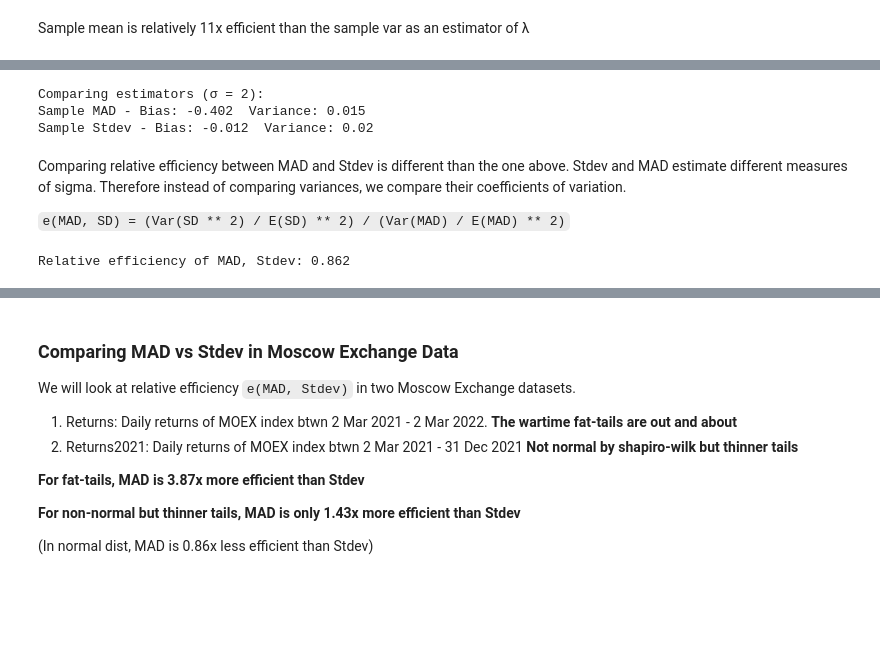
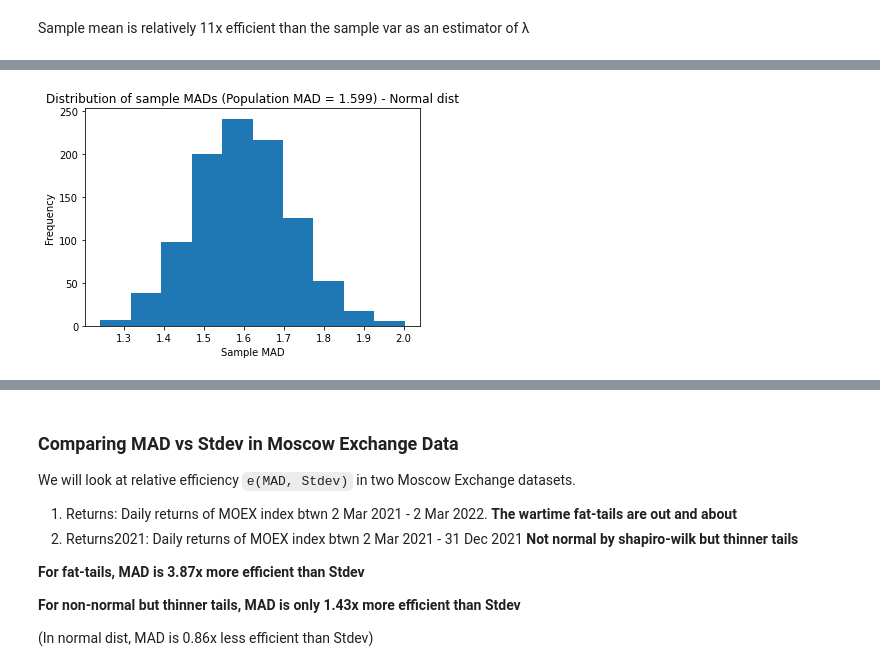
Before and after one commit to umitkaanusta/stuff-im-learning, a Jupyter notebook: statistical_concepts/taleb_on_volatility_stdev_mad.ipynb, the cells around one changed output, grey strips where cells are left out. Cells and saved outputs as stored; diff of their text form; code cells hidden in the pictures; blank space fills up the shorter version.

Commit message:
Fixed "MAD estimates sigma" + Small changes

```diff
--- a/statistical_concepts/taleb_on_volatility_stdev_mad.ipynb
+++ b/statistical_concepts/taleb_on_volatility_stdev_mad.ipynb
@@ -242,19 +252,3 @@ We said Stdev is more efficient than MAD in a Gaussian world when estimating sig
 We have a Normal dist with mu = 0, sigma = 2
 
 **Stdev is 1.16x more efficient than MAD in a Gaussian world**
-# %%
-MU = 0
-SIGMA = 2
-
-# create a gaussian population of 10000 points, with μ = 0, σ = 2
-gaussian_rng = np.random.RandomState(42)
-population = gaussian_rng.normal(loc=MU, scale=SIGMA, size=10000)
-
-# draw samples of size n = 100 with replacement, do it 1000 times.
-sample_mads = []
-sample_stdevs = []
-sample_rng = np.random.RandomState(42)
-for _ in range(1000):
-    sample = sample_rng.choice(population, size=100, replace=True)
-    sample_mads.append(round(np.mean(np.absolute(sample)), 2))
-    sample_stdevs.append(round(np.std(sample), 2))
@@ -279,12 +254,0 @@ plt.show()
-# %%
-print("Comparing estimators (σ = 2):")
-print(f"Sample MAD - Bias: {round(np.mean(sample_mads) - SIGMA, 3)}  Variance: {round(np.var(sample_mads), 3)}")
-print(f"Sample Stdev - Bias: {round(np.mean(sample_stdevs) - SIGMA, 3)}  Variance: {round(np.var(sample_stdevs), 3)}")
-# %% [output]
-Comparing estimators (σ = 2):
-Sample MAD - Bias: -0.402  Variance: 0.015
-Sample Stdev - Bias: -0.012  Variance: 0.02
-# %% [markdown]
-Comparing relative efficiency between MAD and Stdev is different than the one above. Stdev and MAD estimate different measures of sigma. Therefore instead of comparing variances, we compare their coefficients of variation.
-
-`e(MAD, SD) = (Var(SD ** 2) / E(SD) ** 2) / (Var(MAD) / E(MAD) ** 2)`
@@ -297,4 +255,26 @@ Var_MAD = round(np.var(sample_mads), 3)
-# %%
-print(f"Relative efficiency of MAD, Stdev: {round((Var_SD / (E_SD ** 2)) / (Var_MAD / (E_MAD ** 2)), 3)}")
-# %% [output]
-Relative efficiency of MAD, Stdev: 0.862
+# %%
+MU = 0
+SIGMA = 2
+
+# create a gaussian population of 10000 points, with μ = 0, σ = 2
+gaussian_rng = np.random.RandomState(42)
+population = gaussian_rng.normal(loc=MU, scale=SIGMA, size=10000)
+pop_MAD = round(np.mean(np.absolute(population)), 3)
+
+# draw samples of size n = 100 with replacement, do it 1000 times.
+sample_mads = []
+sample_stdevs = []
+sample_rng = np.random.RandomState(42)
+for _ in range(1000):
+    sample = sample_rng.choice(population, size=100, replace=True)
+    sample_mads.append(round(np.mean(np.absolute(sample)), 3))
+    sample_stdevs.append(round(np.std(sample), 3))
+# %%
+# distribution of sample MADs
+plt.hist(sample_mads)
+plt.title(f"Distribution of sample MADs (Population MAD = {pop_MAD}) - Normal dist")
+plt.xlabel("Sample MAD")
+plt.ylabel("Frequency")
+plt.show()
+# %% [output]
+[figure, added]
```
Also changed, not shown: parts of 45 cells of this notebook.
